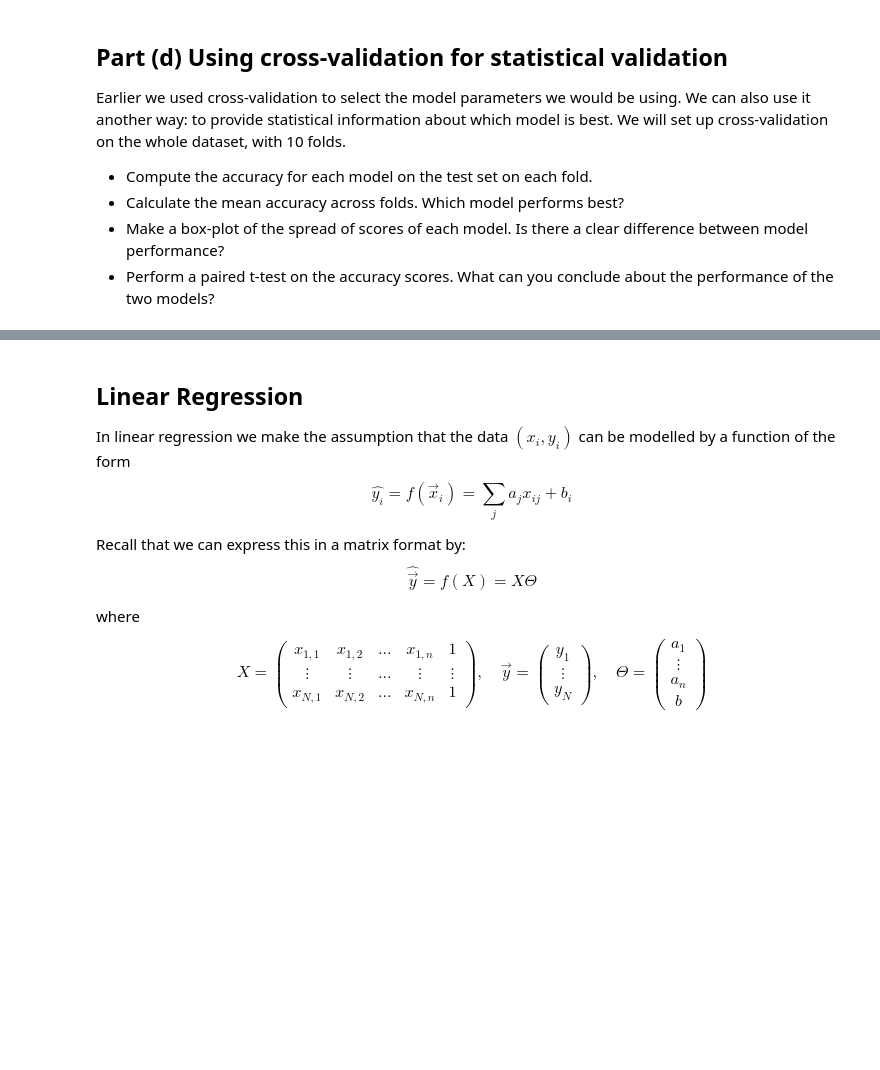
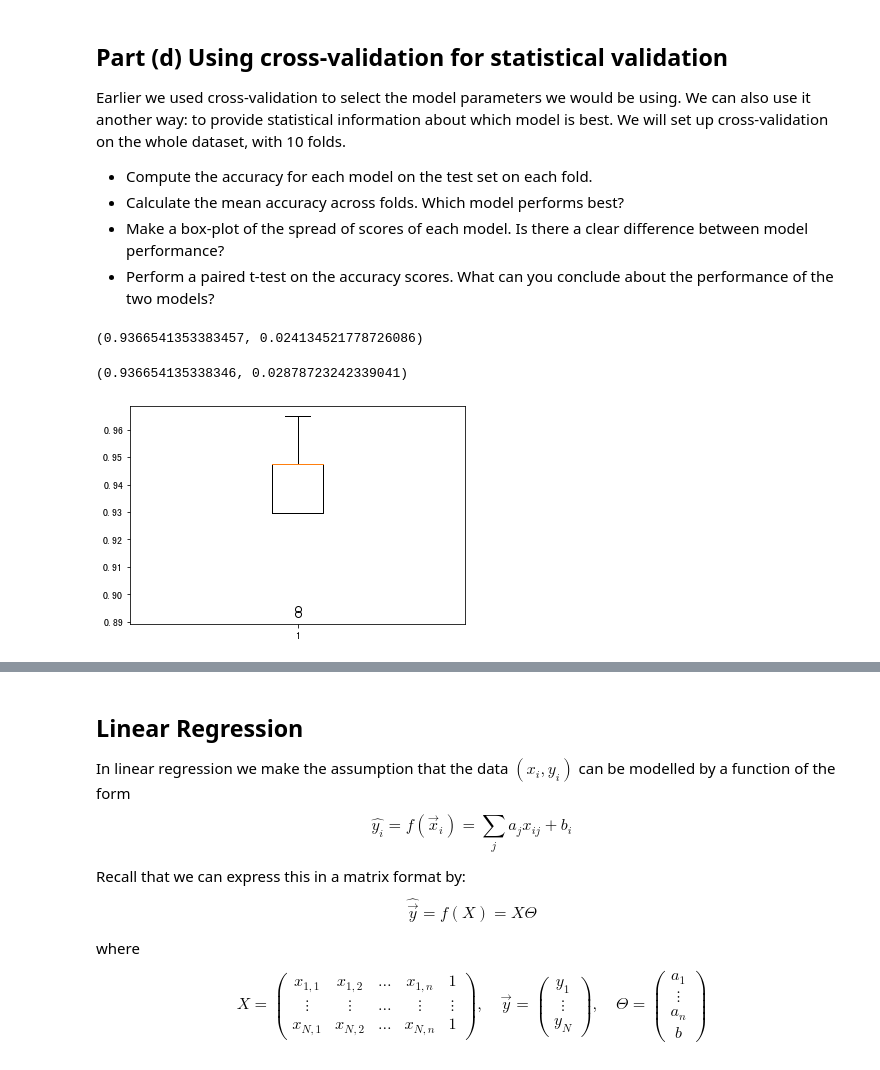
Before and after one commit to FengfanHu/INAI_Bristol, a Jupyter notebook: Week2/Worksheet 2 Week 14.ipynb, the cells around one changed output, grey strips where cells are left out. Drawn from its saved outputs; the diff is of its cells as text; code cells hidden in the pictures; blank space fills up the shorter version.

```diff
--- a/Week2/Worksheet 2 Week 14.ipynb
+++ b/Week2/Worksheet 2 Week 14.ipynb
@@ -418,3 +418,4 @@ Earlier we used cross-validation to select the model parameters we would be usin
 # %%
 # Set up a k-fold cross-validation with 10 folds
 ##TODO##
+kf = KFold(random_state=10, shuffle=True, n_splits=10);
@@ -425,3 +422,22 @@ Earlier we used cross-validation to select the model parameters we would be usin
+# %%
+# For each fold, fit each model on the training data
+# and compute accuracy on the test data.
+knn_accuracies = [];
+nb_accuracies = [];
+
+##TODO##
+for tr_idx, tst_idx in kf.split(X):
+    Xtrain, Ytrain = X[tr_idx], Y[tr_idx];
+    Xtest, Ytest = X[tst_idx], Y[tst_idx];
+
+    knn_model = knn.fit(Xtrain, Ytrain);
+    nb_model = NB.fit(Xtrain, Ytrain);
+
+    knn_predictions = knn_model.predict(Xtest);
+    nb_predictions = nb_model.predict(Xtest);
+
+    knn_accuracies.append(accuracy_score(Ytest, knn_predictions));
+    nb_accuracies.append(accuracy_score(Ytest, nb_predictions));
 # %%
 # Compute the mean and standard devation of the accuracies for each model.
 # Does one model perform better?
@@ -429,4 +450,15 @@ Earlier we used cross-validation to select the model parameters we would be usin
+# %%
+knn_acc_mean, knn_acc_std
+# %% [output]
+(0.9366541353383457, 0.024134521778726086)
+# %%
+nb_acc_mean, nb_acc_std
+# %% [output]
+(0.936654135338346, 0.02878723242339041)
 # %%
 # Make a boxplot of the accuracy scores. (Use plt.boxplot).
 # Is there a clear difference between the models?
 ##TODO##
+plt.boxplot(knn_accuracies);
+# %% [output]
+[figure, added]
```
Also changed, not shown: parts of 27 cells of this notebook.
